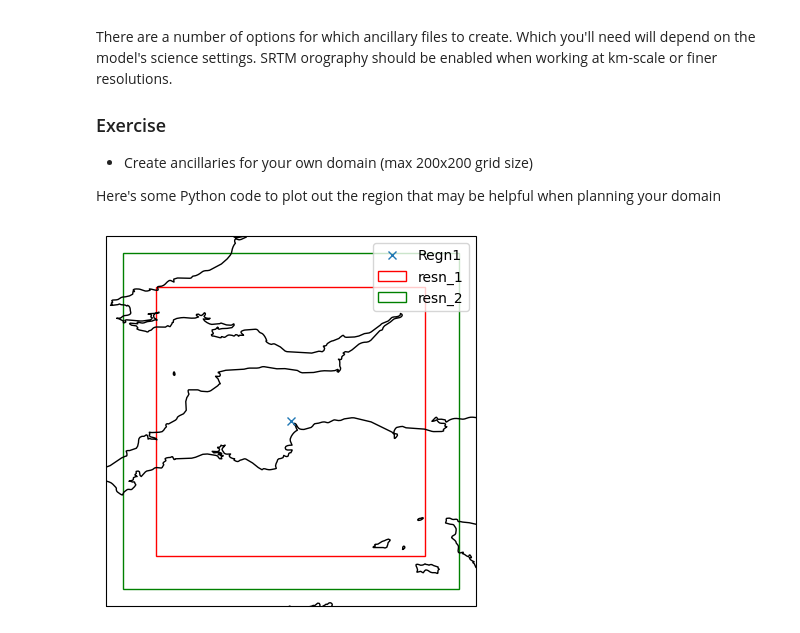
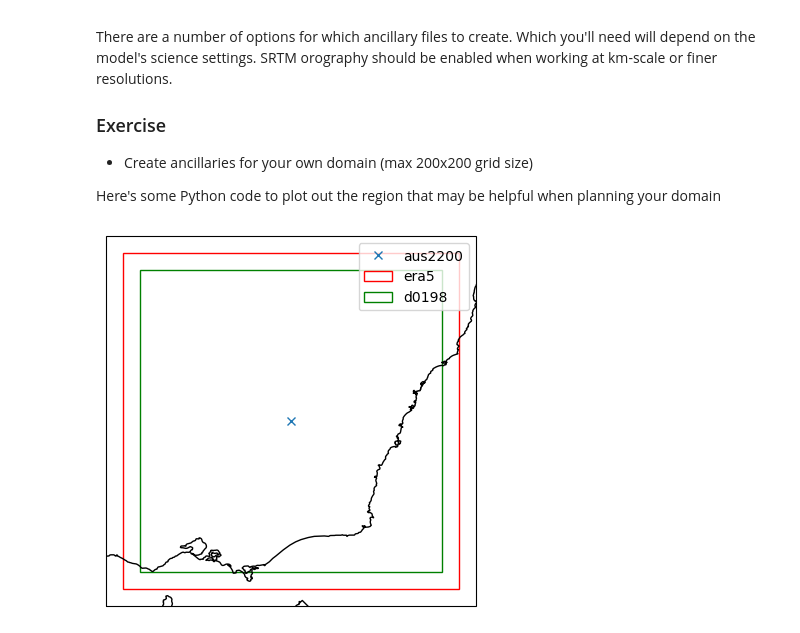
Before and after one commit to ScottWales/aus2200-training, a Jupyter notebook: ancillaries.ipynb, the cells around one changed output. Drawn from its saved outputs; the diff is of its cells as text; code cells hidden in the pictures.

```diff
--- a/ancillaries.ipynb
+++ b/ancillaries.ipynb
@@ -48,25 +50,25 @@ Here's some Python code to plot out the region that may be helpful when planning
 # %%
 import matplotlib.pyplot as plt
 import matplotlib.patches as mpp
 import cartopy.crs as ccrs
 
 def draw_regn(ax, centre, **kwargs):
     ax.plot(centre[1], centre[0], 'x', **kwargs)
 
 def draw_res(ax, centre, delta, npts, **kwargs):
     ax.add_patch(mpp.Rectangle([centre[1]-npts[1]/2*delta[1], centre[0]-npts[0]/2*delta[0]], npts[1]*delta[1], npts[0]*delta[0], fill=False, **kwargs))
 
 ax = plt.axes(projection=ccrs.PlateCarree())
 
 # Draw the region
-centre = [50.7, -3.5]
-draw_regn(ax, centre, label='Regn1')
+centre = [-34.43, 147.615]
+draw_regn(ax, centre, label='aus2200')
 
 # Draw the resolutions
-draw_res(ax, centre, delta=[0.0135, 0.0135], npts=[200, 200], label='resn_1', color='red')
-draw_res(ax, centre, delta=[0.135, 0.135], npts=[25, 25], label='resn_2', color='green')
+draw_res(ax, centre, delta=[0.0198, 0.0198], npts=[500, 500], label='era5', color='red')
+draw_res(ax, centre, delta=[0.0198, 0.0198], npts=[450, 450], label='d0198', color='green')
 
 ax.coastlines('10m')
 plt.legend();
 # %% [output]
-[figure, old version]
+[figure, new version]
```
Also changed, not shown: parts of 1 cell of this notebook, 2 other files.
